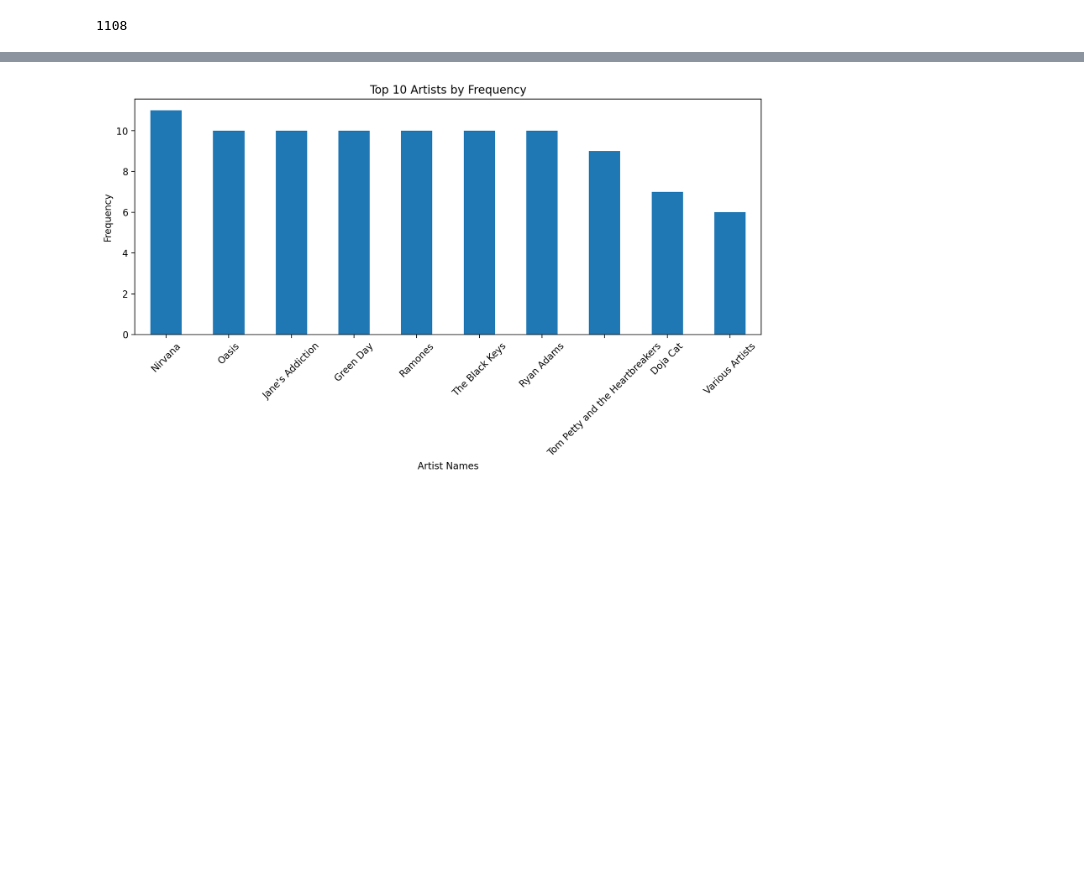
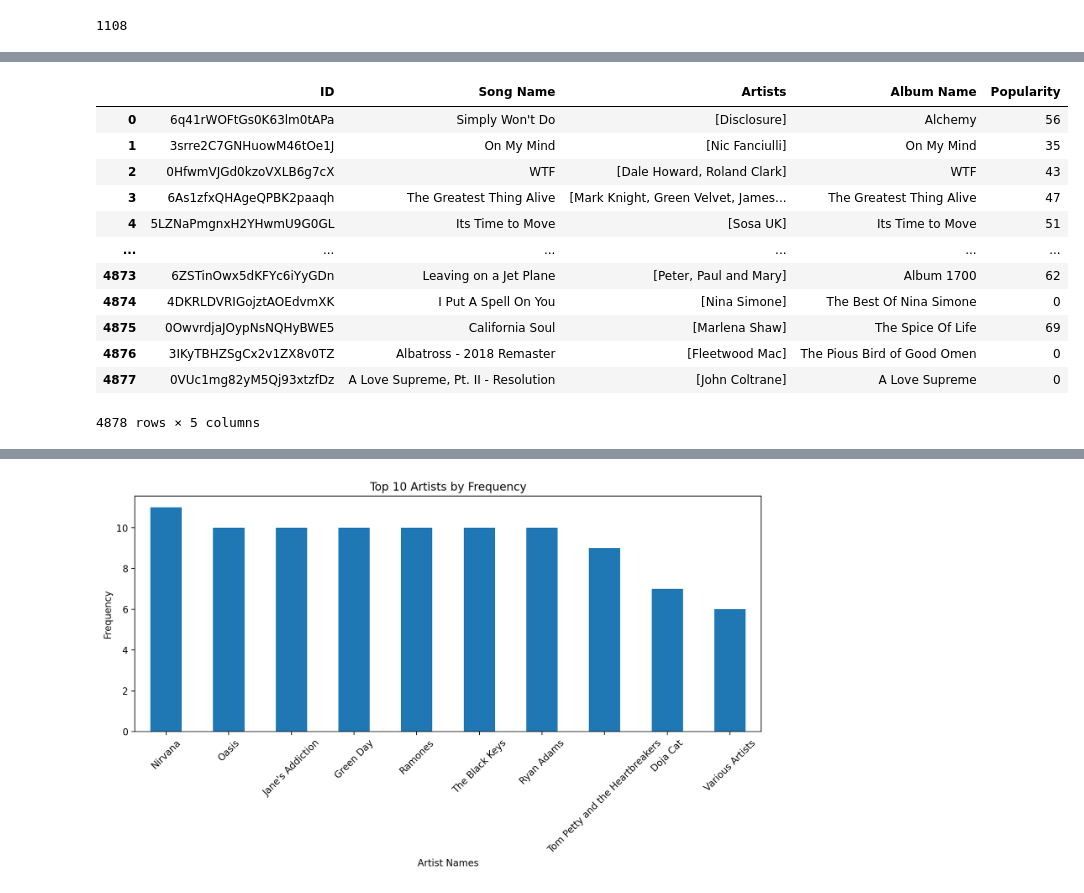
Before and after one commit to EthanFalcao/Spotify_Reccommendation_Algorithm, a Jupyter notebook: Input data from Spotity api .ipynb, the cells around one changed output, grey strips where cells are left out. Saved outputs shown, nothing was run; the diff lists cells and outputs as text; code cells hidden in the pictures; blank space fills up the shorter version.

Commit message:
extracted and thesong  info and faetures from api

```diff
--- a/Input data from Spotity api .ipynb
+++ b/Input data from Spotity api .ipynb
@@ -12,8 +12,8 @@ import spotipy.util as util
 from spotipy.oauth2 import SpotifyClientCredentials
 # %%
 # Declare the credentials
-client_id = 'c56b5c94b46146db8e0c4f614ba67e22'
-client_secret = '171a56a2fb7f4f038c53748b106a1dd0'
+client_id = '649415c71a4b4f94a9007dadfc83de96'
+client_secret = 'c8617cff2e5e4d3985ace0b1f1a3531d'
 redirect_uri='http://localhost:7777/callback'
 username = 'ethan.falcao'
 #"383yg3vhnzhume0s2ug7p5y26' is Nur's account
@@ -570,0 +183,44 @@ len(df)
+# %%
+#song_ids = ids[:5000]
+#song_ids = ids[5000:10000]
+song_ids = ids[10000:]
+# %%
+song_info = []
+
+for song_id in song_ids:
+    try:
+        # Search for the track using its ID
+        track = sp.track(song_id)
+        song_name = track['name']
+        # Get the album name
+        album_name = track['album']['name']
+        # Get the artists a
+        artists = [artist['name'] for artist in track['artists']]
+        popularity = track['popularity']
+        song_info.append({'ID': song_id,
+                          'Song Name': song_name,
+                          'Artists': artists,
+                          'Album Name': album_name,
+                          'Popularity': popularity})
+    except:
+        time.sleep(.5)
+        song_info.append({'ID': song_id, 'Song Name': 'Not Found'})
+        song_ids.remove(song_id)
+        pass
+
+song_df = pd.DataFrame(song_info)
+song_df
+# %% [output]
+|  | ID | Song Name | Artists | Album Name | Popularity |
+| 0 | 6q41rWOFtGs0K63lm0tAPa | Simply Won't Do | [Disclosure] | Alchemy | 56 |
+| 1 | 3srre2C7GNHuowM46tOe1J | On My Mind | [Nic Fanciulli] | On My Mind | 35 |
+| 2 | 0HfwmVJGd0kzoVXLB6g7cX | WTF | [Dale Howard, Roland Clark] | WTF | 43 |
+| 3 | 6As1zfxQHAgeQPBK2paaqh | The Greatest Thing Alive | [Mark Knight, Green Velvet, James... | The Greatest Thing Alive | 47 |
+| 4 | 5LZNaPmgnxH2YHwmU9G0GL | Its Time to Move | [Sosa UK] | Its Time to Move | 51 |
+| ... | ... | ... | ... | ... | ... |
+| 4873 | 6ZSTinOwx5dKFYc6iYyGDn | Leaving on a Jet Plane | [Peter, Paul and Mary] | Album 1700 | 62 |
+| 4874 | 4DKRLDVRIGojztAOEdvmXK | I Put A Spell On You | [Nina Simone] | The Best Of Nina Simone | 0 |
+| 4875 | 0OwvrdjaJOypNsNQHyBWE5 | California Soul | [Marlena Shaw] | The Spice Of Life | 69 |
+| 4876 | 3IKyTBHZSgCx2v1ZX8v0TZ | Albatross - 2018 Remaster | [Fleetwood Mac] | The Pious Bird of Good Omen | 0 |
+| 4877 | 0VUc1mg82yM5Qj93xtzfDz | A Love Supreme, Pt. II - Resolution | [John Coltrane] | A Love Supreme | 0 |
+4878 rows × 5 columns
```
Also changed, not shown: parts of 33 cells of this notebook, 5 other files.
